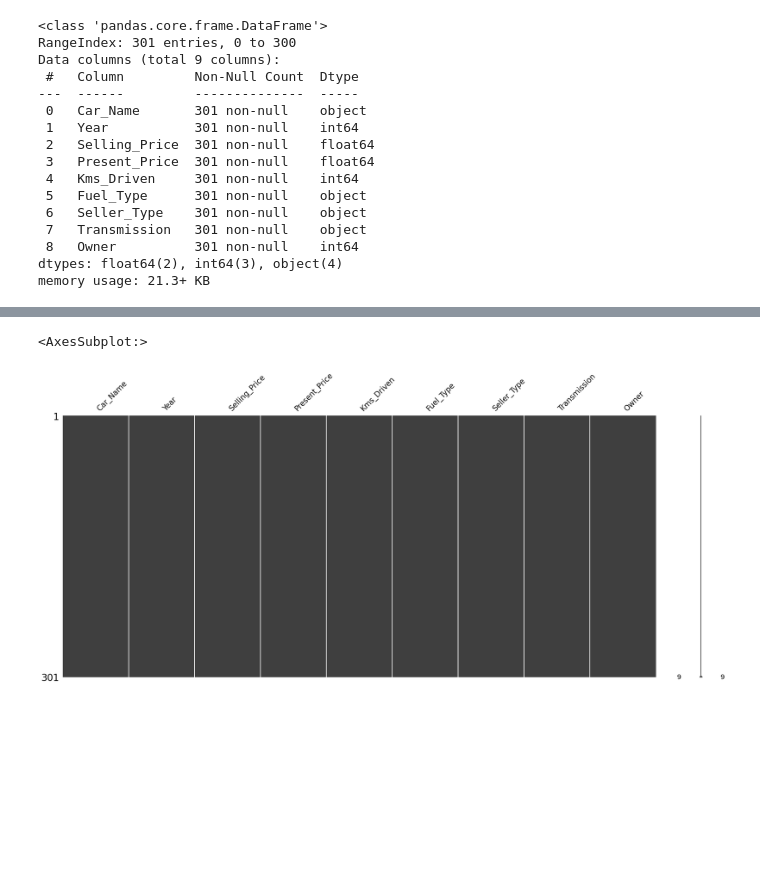
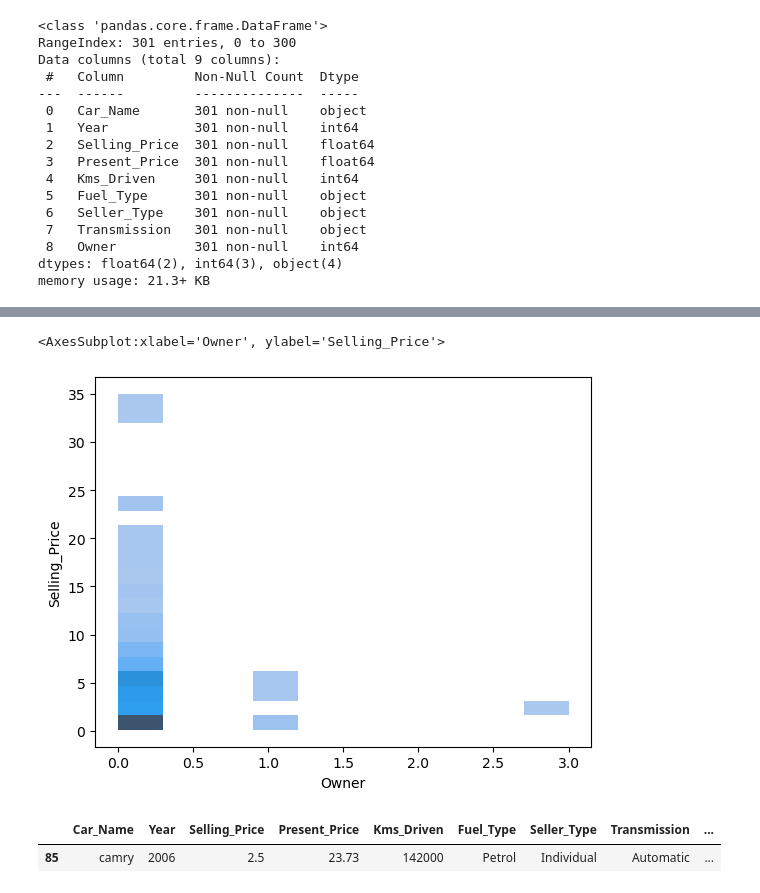
Before and after one commit to brusadelli-luca/NewCar, a Jupyter notebook: main.ipynb, the cells around one changed output, grey strips where cells are left out. Drawn from its saved outputs; the diff is of its cells as text; code cells hidden in the pictures; blank space fills up the shorter version.

```diff
--- a/main.ipynb
+++ b/main.ipynb
@@ -80,5 +138,10 @@ sns.catplot(data=df)
-# %%
-msno.matrix(df)
-# %% [output]
-<AxesSubplot:>
-[figure, removed]
+# %%
+sns.histplot(data=df, x='Owner', y='Selling_Price')
+# %% [output]
+<AxesSubplot:xlabel='Owner', ylabel='Selling_Price'>
+[figure, added]
+# %%
+df[df["Owner"]==3]
+# %% [output]
+|  | Car_Name | Year | Selling_Price | Present_Price | Kms_Driven | Fuel_Type | Seller_Type | Transmission | ... |
+| 85 | camry | 2006 | 2.5 | 23.73 | 142000 | Petrol | Individual | Automatic | ... |
```
Also changed, not shown: parts of 81 cells of this notebook.
